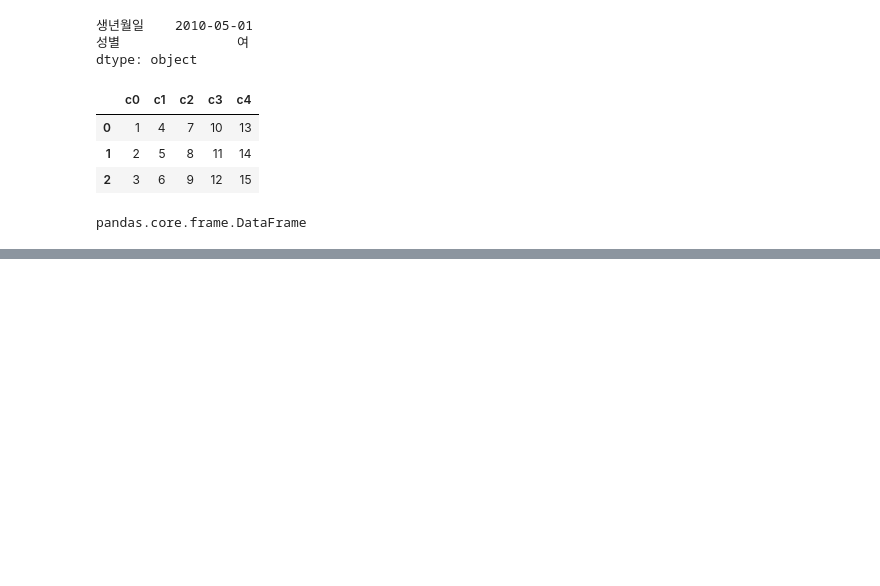
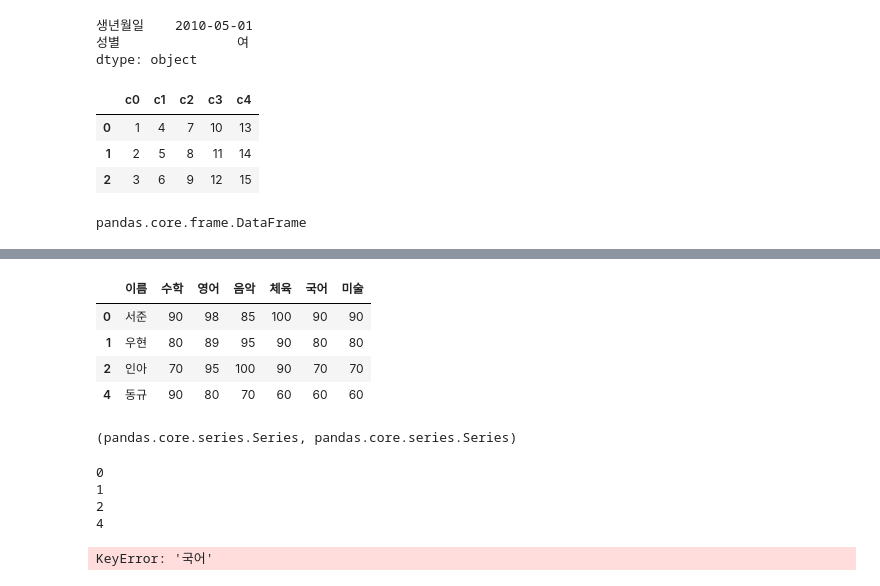
Before and after one commit to hongyeol-seo/exam_WEB, a Jupyter notebook: t2.ipynb, the cells around one changed output, grey strips where cells are left out. Drawn from its saved outputs; the diff is of its cells as text; code cells hidden in the pictures; blank space fills up the shorter version.

Commit message:
updatae_data

```diff
--- a/t2.ipynb
+++ b/t2.ipynb
@@ -87,0 +307,12 @@ KeyError: 0
+# %%
+#행열추가
+import pandas as pd
+
+exam_data = {'이름' : [ '서준', '우현', '인아'],
+'수학' : [ 90, 80, 70],
+'영어' : [ 98, 89, 95],
+'음악' : [ 85, 95, 100],
+'체육' : [ 100, 90, 90]}
+
+df = pd.DataFrame(exam_data)
+df
@@ -87,0 +326,3 @@ KeyError: 0
+# %%
+df.loc[4] = ['동규', 90, 80, 70, 60]
+df
@@ -87,0 +335,27 @@ KeyError: 0
+# %%
+df['국어'] = [90, 80, 70, 60]
+df['미술'] = 90, 80, 70, 60
+
+df
+# %% [output]
+|  | 이름 | 수학 | 영어 | 음악 | 체육 | 국어 | 미술 |
+| 0 | 서준 | 90 | 98 | 85 | 100 | 90 | 90 |
+| 1 | 우현 | 80 | 89 | 95 | 90 | 80 | 80 |
+| 2 | 인아 | 70 | 95 | 100 | 90 | 70 | 70 |
+| 4 | 동규 | 90 | 80 | 70 | 60 | 60 | 60 |
+# %%
+type(df['국어']), type(df['미술'])
+# %% [output]
+(pandas.core.series.Series, pandas.core.series.Series)
+# %%
+for i in df['국어'].keys(): #국어 => 시리즈내임
+    print(i)
+# %% [output]
+0
+1
+2
+4
+# %%
+df['국어']
+# %% [output]
+KeyError: '국어'
```
Also changed, not shown: parts of 47 cells of this notebook, 42 other files.
